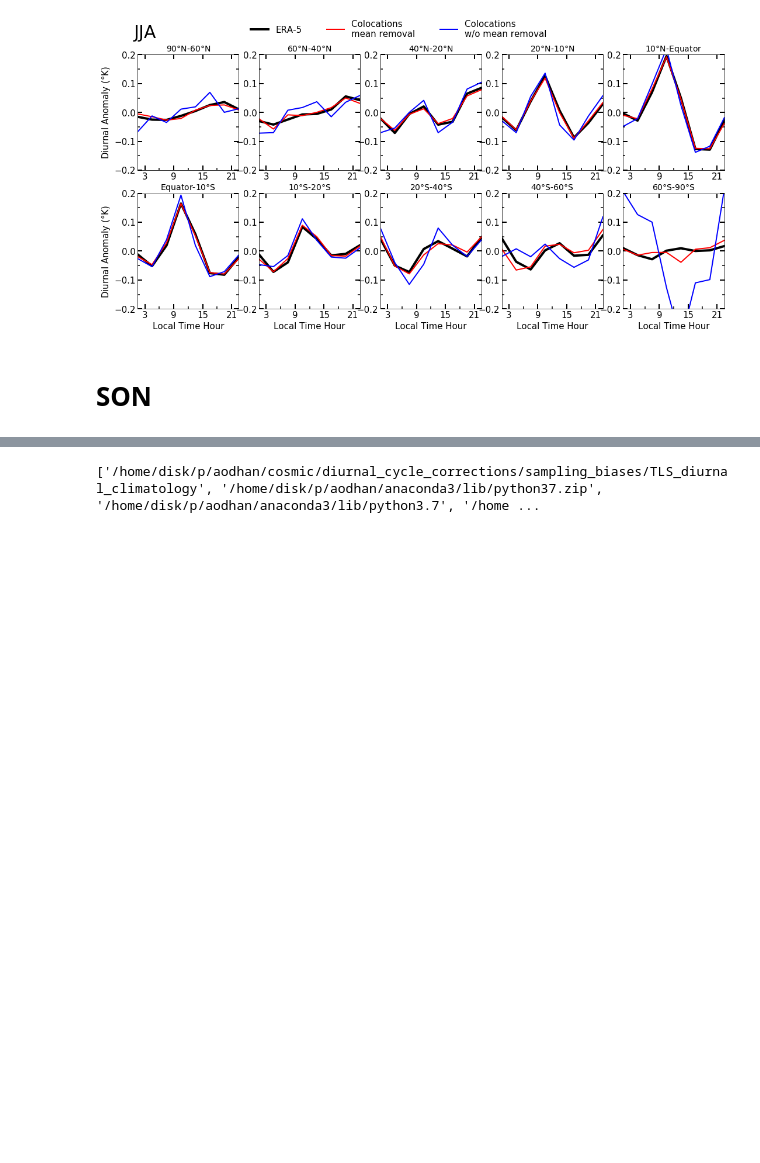
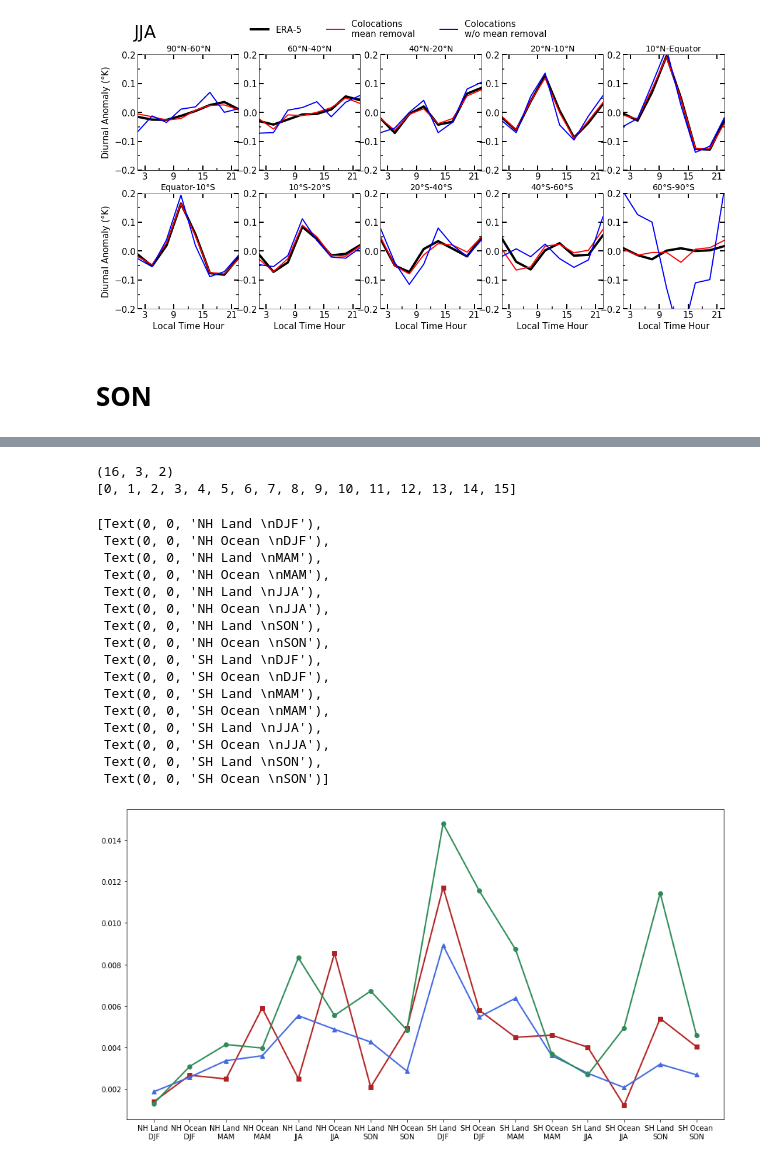
Before and after one commit to AodhanSweeney/TLS_diurnal_climatology, a Jupyter notebook: plotter.ipynb, the cells around one changed output, grey strips where cells are left out. Saved outputs shown, nothing was run; the diff lists cells and outputs as text; code cells hidden in the pictures; blank space fills up the shorter version.

```diff
--- a/plotter.ipynb
+++ b/plotter.ipynb
@@ -215,6 +269,42 @@ plt.savefig('figures/LandOceanContrast.png', dpi=300, bbox_inches='tight')
 [figure]
-# %%
-import sys
-print(sys.path)
-# %% [output]
-['/home/disk/p/aodhan/cosmic/diurnal_cycle_corrections/sampling_biases/TLS_diurnal_climatology', '/home/disk/p/aodhan/anaconda3/lib/python37.zip', '/home/disk/p/aodhan/anaconda3/lib/python3.7', '/home ...
+# %%
+stats_holder = np.array(stats_holder)
+print(np.shape(stats_holder))
+
+fig, ax = plt.subplots(figsize = (15,8))
+
+labels = ['NH Land \nDJF', 'NH Ocean \nDJF', 'NH Land \nMAM', 'NH Ocean \nMAM',
+             'NH Land \nJJA', 'NH Ocean \nJJA', 'NH Land \nSON', 'NH Ocean \nSON',
+             'SH Land \nDJF','SH Ocean \nDJF', 'SH Land \nMAM', 'SH Ocean \nMAM',
+             'SH Land \nJJA', 'SH Ocean \nJJA', 'SH Land \nSON','SH Ocean \nSON']
+tics = np.arange(0,16)
+
+ax.plot(tics, stats_holder[:,0,0], label='ERA5 MSE', linewidth=2, color='firebrick',  marker="s")
+ax.plot(tics, stats_holder[:,1,0], label='WACCM6 MSE', linewidth=2, color='royalblue',  marker="^")
+ax.plot(tics, stats_holder[:,2,0], label='CCM3 MSE', linewidth=2, color='seagreen',  marker='o')
+ax.set_xticks(np.arange(0, 16))
+a=ax.get_xticks().tolist()
+print(a)
+for label in range(0, len(labels)):
+    a[label] = labels[label]
+ax.set_xticklabels(a)
+# %% [output]
+(16, 3, 2)
+[0, 1, 2, 3, 4, 5, 6, 7, 8, 9, 10, 11, 12, 13, 14, 15]
+[Text(0, 0, 'NH Land \nDJF'),
+ Text(0, 0, 'NH Ocean \nDJF'),
+ Text(0, 0, 'NH Land \nMAM'),
+ Text(0, 0, 'NH Ocean \nMAM'),
+ Text(0, 0, 'NH Land \nJJA'),
+ Text(0, 0, 'NH Ocean \nJJA'),
+ Text(0, 0, 'NH Land \nSON'),
+ Text(0, 0, 'NH Ocean \nSON'),
+ Text(0, 0, 'SH Land \nDJF'),
+ Text(0, 0, 'SH Ocean \nDJF'),
+ Text(0, 0, 'SH Land \nMAM'),
+ Text(0, 0, 'SH Ocean \nMAM'),
+ Text(0, 0, 'SH Land \nJJA'),
+ Text(0, 0, 'SH Ocean \nJJA'),
+ Text(0, 0, 'SH Land \nSON'),
+ Text(0, 0, 'SH Ocean \nSON')]
+[figure, added]
```
Also changed, not shown: parts of 9 cells of this notebook, 19 other files.
